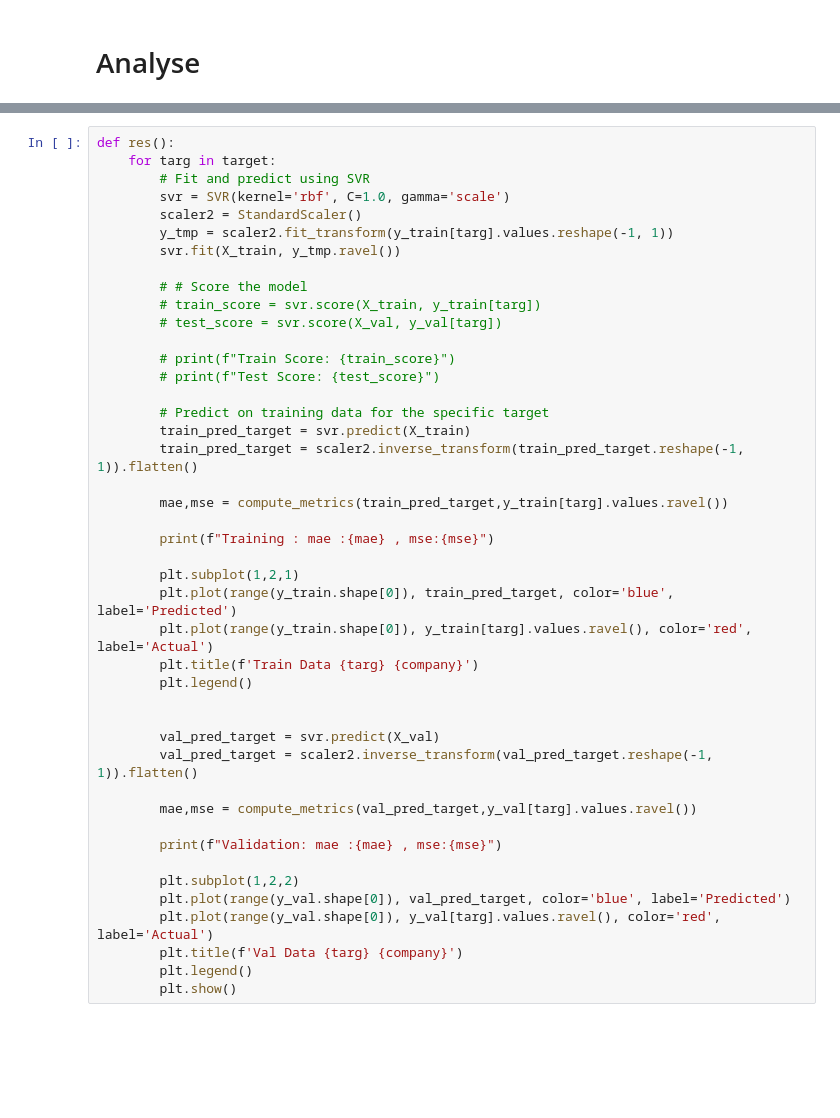
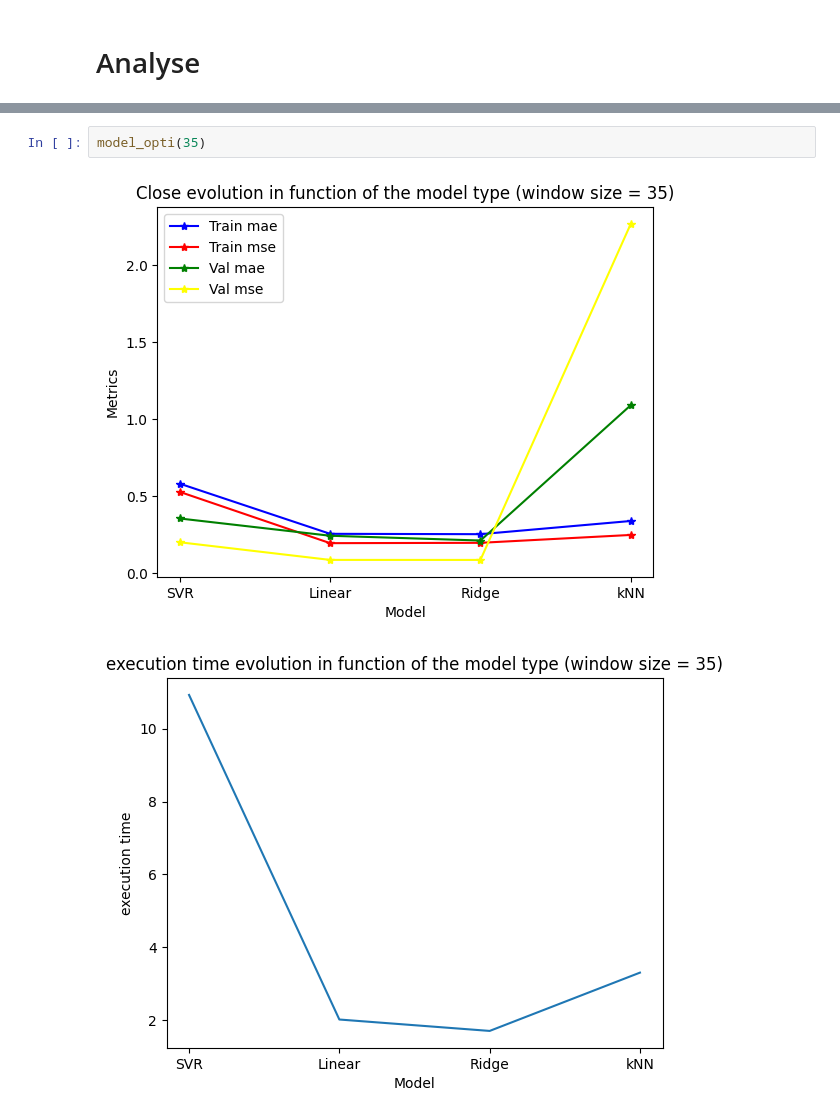
Before and after one commit to BenoitFaure/Projet_8INF867, a Jupyter notebook: predict_bourse.ipynb, the cells around one changed output, grey strips where cells are left out. Drawn from its saved outputs; the diff is of its cells as text; blank space fills up the shorter version.

```diff
--- a/predict_bourse.ipynb
+++ b/predict_bourse.ipynb
@@ -193,44 +267,5 @@ plt.show()
-# %%
-def res():
-    for targ in target:
-        # Fit and predict using SVR
-        svr = SVR(kernel='rbf', C=1.0, gamma='scale')
-        scaler2 = StandardScaler()
-        y_tmp = scaler2.fit_transform(y_train[targ].values.reshape(-1, 1))
-        svr.fit(X_train, y_tmp.ravel())
-
-        # # Score the model
-        # train_score = svr.score(X_train, y_train[targ])
-        # test_score = svr.score(X_val, y_val[targ])
-
-        # print(f"Train Score: {train_score}")
-        # print(f"Test Score: {test_score}")
-
-        # Predict on training data for the specific target
-        train_pred_target = svr.predict(X_train)
-        train_pred_target = scaler2.inverse_transform(train_pred_target.reshape(-1, 1)).flatten()
-
-        mae,mse = compute_metrics(train_pred_target,y_train[targ].values.ravel())
-
-        print(f"Training : mae :{mae} , mse:{mse}")
-
-        plt.subplot(1,2,1)
-        plt.plot(range(y_train.shape[0]), train_pred_target, color='blue', label='Predicted')
-        plt.plot(range(y_train.shape[0]), y_train[targ].values.ravel(), color='red', label='Actual')
-        plt.title(f'Train Data {targ} {company}')
-        plt.legend()
-
-
-        val_pred_target = svr.predict(X_val)
-        val_pred_target = scaler2.inverse_transform(val_pred_target.reshape(-1, 1)).flatten()
-
-        mae,mse = compute_metrics(val_pred_target,y_val[targ].values.ravel())
-
-        print(f"Validation: mae :{mae} , mse:{mse}")
-
-        plt.subplot(1,2,2)
-        plt.plot(range(y_val.shape[0]), val_pred_target, color='blue', label='Predicted')
-        plt.plot(range(y_val.shape[0]), y_val[targ].values.ravel(), color='red', label='Actual')
-        plt.title(f'Val Data {targ} {company}')
-        plt.legend()
-        plt.show()
+# %%
+model_opti(35)
+# %% [output]
+[figure, added]
+[figure, added]
```
Also changed, not shown: parts of 42 cells of this notebook, 1 other file.
